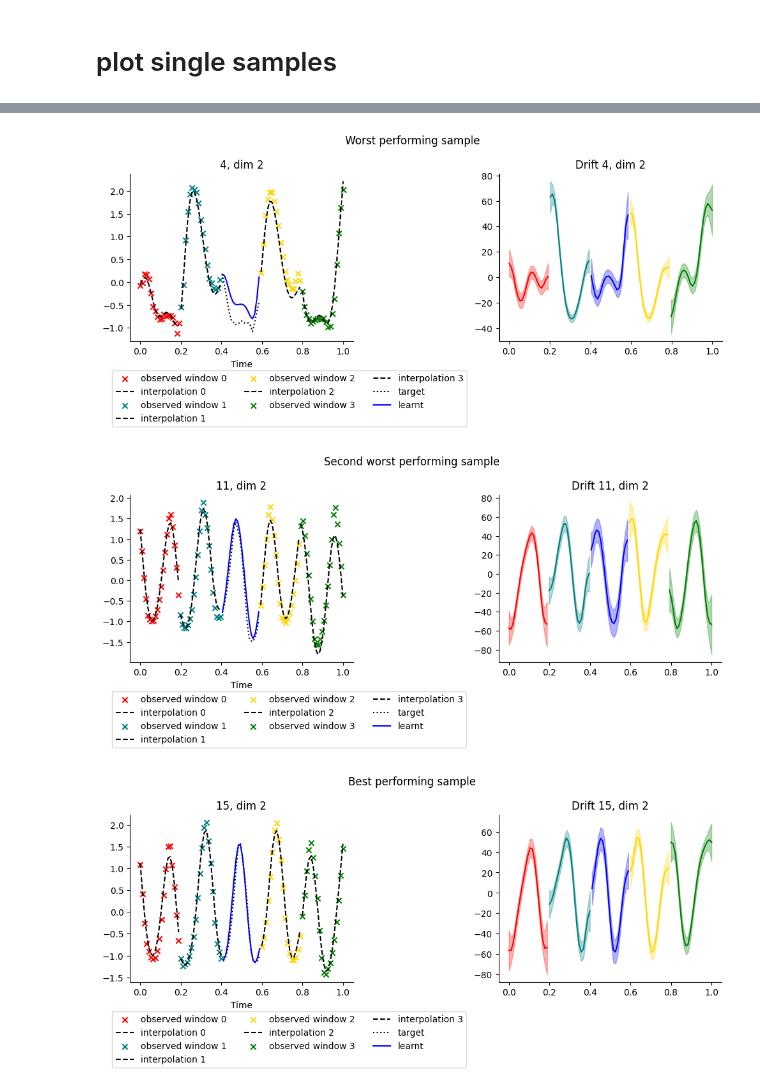
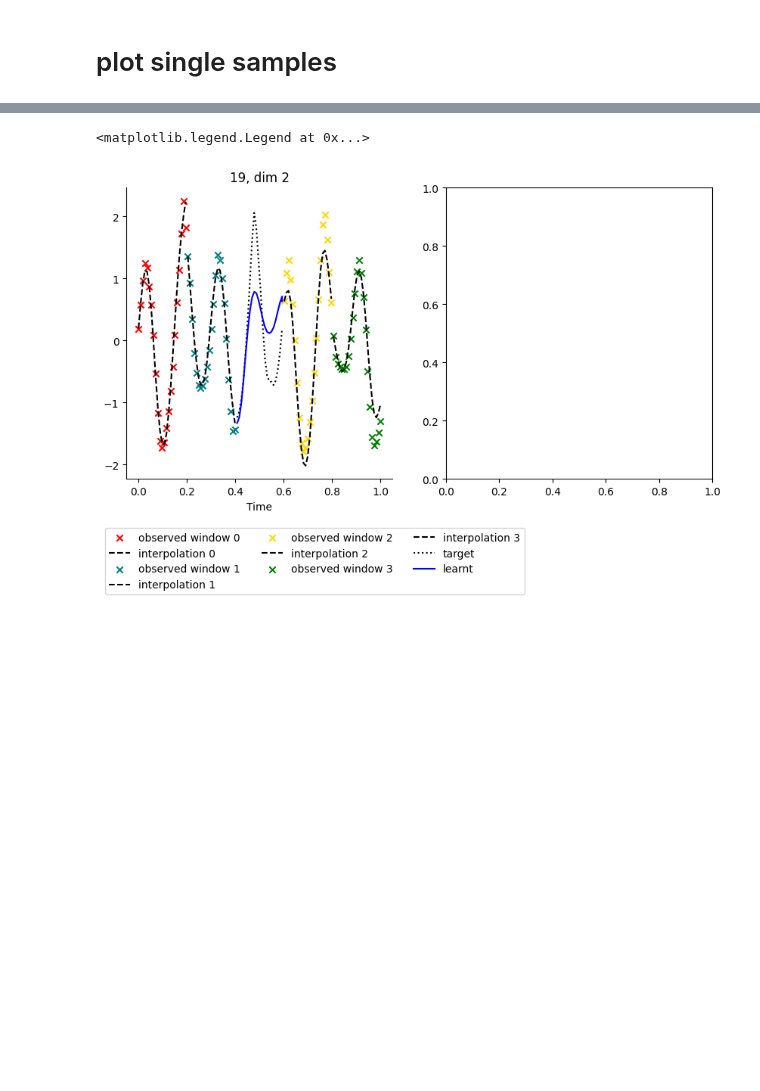
Before and after one commit to FIM4Science/OpenFIM, a Jupyter notebook: notebooks/evaluations/MocapData_FIMImputation.ipynb, the cells around one changed output, grey strips where cells are left out. Saved outputs shown, nothing was run; the diff lists cells and outputs as text; code cells hidden in the pictures; blank space fills up the shorter version.

```diff
--- a/notebooks/evaluations/MocapData_FIMImputation.ipynb
+++ b/notebooks/evaluations/MocapData_FIMImputation.ipynb
@@ -26,7 +26,7 @@ print(list(ground_truth_data.keys()))
 # %% [output]
 ['high_dim_trajectory', 'after_imputation_mask', 'observation_grid', 'high_dim_reconst_from_3_pca', 'fine_grid', 'before_imputation_mask', 'observation_mask', 'imputation_mask', 'observation_values',  ...
 # %%
-base_path = '/home/cvejoski/Projects/FoundationModels/FIM/reports/FIMImputation/MocapData/09-26-2014_overlap0-random_window/'
+base_path = '/home/cvejoski/Projects/FoundationModels/FIM/reports/FIMImputation/MocapData/09-27-2044_trend_overlap0-random_window-interpolated-10-30-soulution/'
 predictions_high_dim = torch.load(base_path + 'high_dim_predictions.pth')
 predictions_pca = torch.load(base_path + 'pca_predictions.pth')
 # %%
@@ -280,43 +280,42 @@ plt.show()
 # %%
 # worst performing sample
 worst_sample_id = performance.argmax().item()
 
-# plot worst performing sample
+# plot worst performing samplexx
 fig, axs = plt.subplots(1, 2, figsize=(10, 5))
 plot_sample(predictions, worst_sample_id, 2,  axs[0])
 axs[0].legend(ncols=3, loc='upper left', bbox_to_anchor=(-0.1, -0.15))
 
-plot_drift_sample(predictions, worst_sample_id, 2, axs[1])
-fig.suptitle("Worst performing sample")
-plt.tight_layout()
-plt.savefig(base_path + f"worst_sample{worst_sample_id}.png")
+# plot_drift_sample(predictions, worst_sample_id, 2, axs[1])
+# fig.suptitle("Worst performing sample")
+# plt.tight_layout()
+# plt.savefig(base_path + f"worst_sample{worst_sample_id}.png")
 
-# second worst performing sample
-second_worst_sample_id = performance.argsort()[1].item()
+# # second worst performing sample
+# second_worst_sample_id = performance.argsort()[1].item()
 
-fig, axs = plt.subplots(1, 2, figsize=(10, 5))
-plot_sample(predictions, second_worst_sample_id, 2,  axs[0])
-axs[0].legend(ncols=3, loc='upper left', bbox_to_anchor=(-0.1, -0.15))
-plot_drift_sample(predictions, second_worst_sample_id, 2, axs[1])
-fig.suptitle("Second worst performing sample")
-plt.tight_layout()
-plt.savefig(base_path + f"second_worst_sample{second_worst_sample_id}.png")
-plt.show()
+# fig, axs = plt.subplots(1, 2, figsize=(10, 5))
+# plot_sample(predictions, second_worst_sample_id, 2,  axs[0])
+# axs[0].legend(ncols=3, loc='upper left', bbox_to_anchor=(-0.1, -0.15))
+# plot_drift_sample(predictions, second_worst_sample_id, 2, axs[1])
+# fig.suptitle("Second worst performing sample")
+# plt.tight_layout()
+# plt.savefig(base_path + f"second_worst_sample{second_worst_sample_id}.png")
+# plt.show()
 
-# best performing sample
-best_sample_id = performance.argmin().item()
+# # best performing sample
+# best_sample_id = performance.argmin().item()
 
-# plot best performing sample
-fig, axs = plt.subplots(1, 2, figsize=(10, 5))
-plot_sample(predictions, best_sample_id, 2,  axs[0])
-axs[0].legend(ncols=3, loc='upper left', bbox_to_anchor=(-0.1, -0.15))
+# # plot best performing sample
+# fig, axs = plt.subplots(1, 2, figsize=(10, 5))
+# plot_sample(predictions, best_sample_id, 2,  axs[0])
+# axs[0].legend(ncols=3, loc='upper left', bbox_to_anchor=(-0.1, -0.15))
 
-plot_drift_sample(predictions, best_sample_id, 2, axs[1])
-fig.suptitle("Best performing sample")
-plt.tight_layout()
-plt.savefig(base_path + f"best_sample{best_sample_id}.png")
-plt.show()
+# plot_drift_sample(predictions, best_sample_id, 2, axs[1])
+# fig.suptitle("Best performing sample")
+# plt.tight_layout()
+# plt.savefig(base_path + f"best_sample{best_sample_id}.png")
+# plt.show()
 # %% [output]
+<matplotlib.legend.Legend at 0x...>
-[figure, old version]
+[figure, new version]
-[figure, removed]
-[figure, removed]
```
Also changed, not shown: parts of 7 cells of this notebook, 6 other files.
